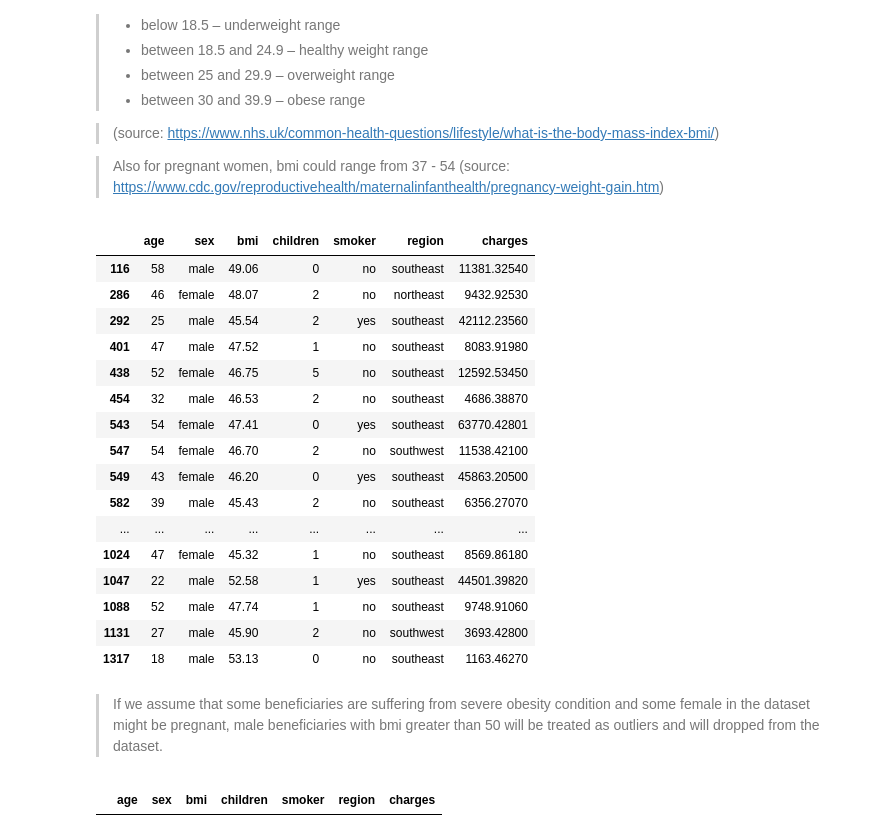
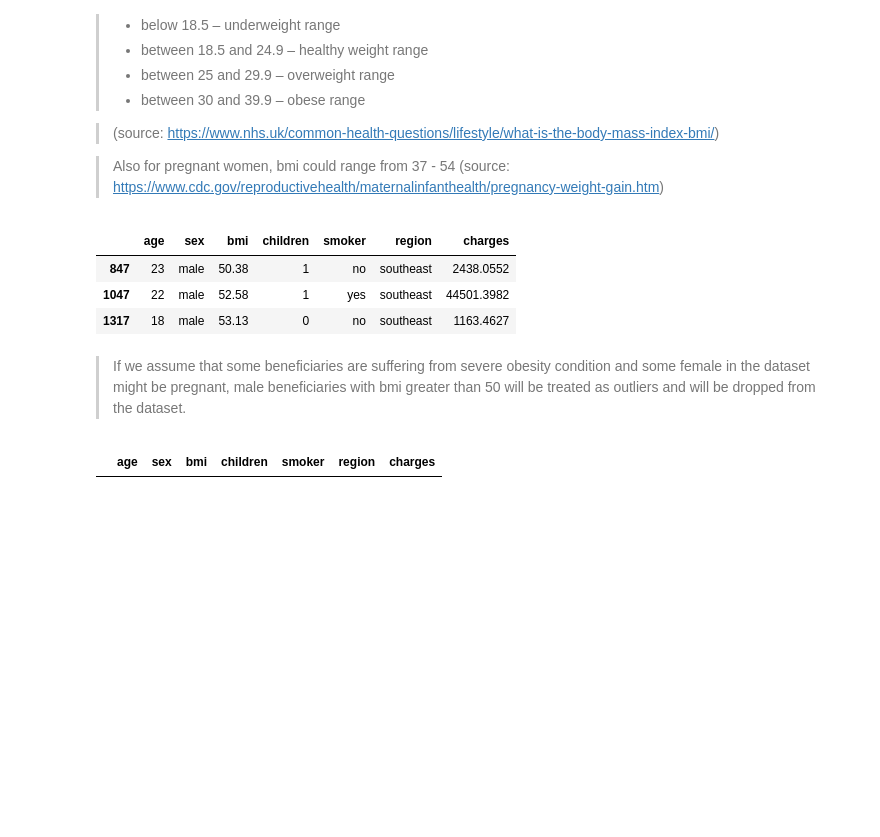
Before and after one commit to flowerfatih/Global_AI_TeamExplorer, a Jupyter notebook: medical_cost_analysis_TeamExplorer.ipynb, the cells around one changed output. Saved outputs shown, nothing was run; the diff lists cells and outputs as text; code cells hidden in the pictures; blank space fills up the shorter version.

```diff
--- a/medical_cost_analysis_TeamExplorer.ipynb
+++ b/medical_cost_analysis_TeamExplorer.ipynb
@@ -388,28 +391,15 @@ The NHS gave the following classification of BMI;
 > Also for pregnant women, bmi could range from 37 - 54
 (source: https://www.cdc.gov/reproductivehealth/maternalinfanthealth/pregnancy-weight-gain.htm)
 # %%
-# check all the greater than 45
-df_clean[df_clean['bmi'] > 45]
+# check all the greater than 50
+df_clean[df_clean['bmi'] > 50]
 # %% [output]
 |  | age | sex | bmi | children | smoker | region | charges |
-| 116 | 58 | male | 49.06 | 0 | no | southeast | 11381.32540 |
-| 286 | 46 | female | 48.07 | 2 | no | northeast | 9432.92530 |
-| 292 | 25 | male | 45.54 | 2 | yes | southeast | 42112.23560 |
-| 401 | 47 | male | 47.52 | 1 | no | southeast | 8083.91980 |
-| 438 | 52 | female | 46.75 | 5 | no | southeast | 12592.53450 |
-| 454 | 32 | male | 46.53 | 2 | no | southeast | 4686.38870 |
-| 543 | 54 | female | 47.41 | 0 | yes | southeast | 63770.42801 |
-| 547 | 54 | female | 46.70 | 2 | no | southwest | 11538.42100 |
-| 549 | 43 | female | 46.20 | 0 | yes | southeast | 45863.20500 |
-| 582 | 39 | male | 45.43 | 2 | no | southeast | 6356.27070 |
-| ... | ... | ... | ... | ... | ... | ... | ... |
-| 1024 | 47 | female | 45.32 | 1 | no | southeast | 8569.86180 |
-| 1047 | 22 | male | 52.58 | 1 | yes | southeast | 44501.39820 |
-| 1088 | 52 | male | 47.74 | 1 | no | southeast | 9748.91060 |
-| 1131 | 27 | male | 45.90 | 2 | no | southwest | 3693.42800 |
-| 1317 | 18 | male | 53.13 | 0 | no | southeast | 1163.46270 |
+| 847 | 23 | male | 50.38 | 1 | no | southeast | 2438.0552 |
+| 1047 | 22 | male | 52.58 | 1 | yes | southeast | 44501.3982 |
+| 1317 | 18 | male | 53.13 | 0 | no | southeast | 1163.4627 |
 # %% [markdown]
-> If we assume that some beneficiaries are suffering from severe obesity condition and some female in the dataset might be pregnant, male beneficiaries with bmi greater than 50 will be treated as outliers and will dropped from the dataset.
+> If we assume that some beneficiaries are suffering from severe obesity condition and some female in the dataset might be pregnant, male beneficiaries with bmi greater than 50 will be treated as outliers and will be dropped from the dataset.
 # %%
 # drop bmi for male greater than 50
 df_clean = df_clean[df_clean['bmi'] < 50]
```
Also changed, not shown: parts of 14 cells of this notebook.
